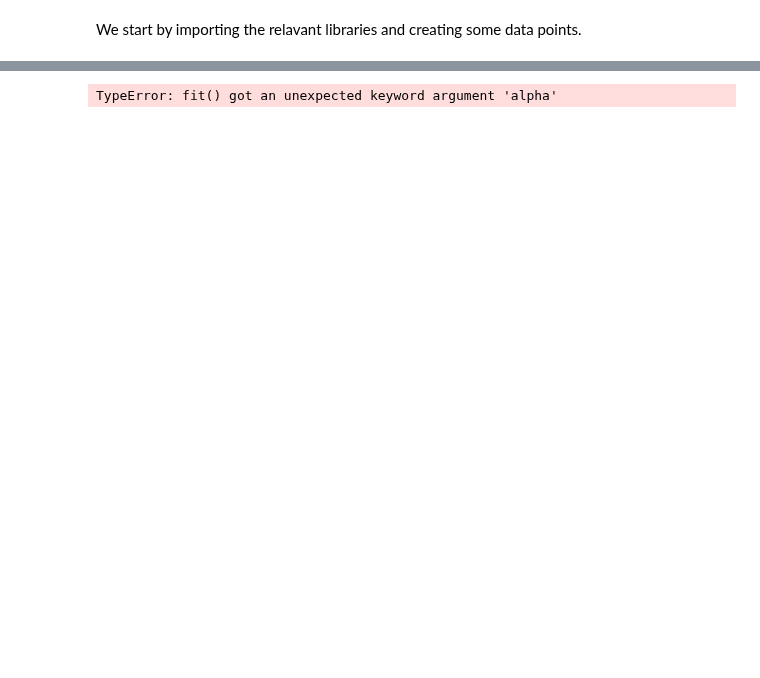
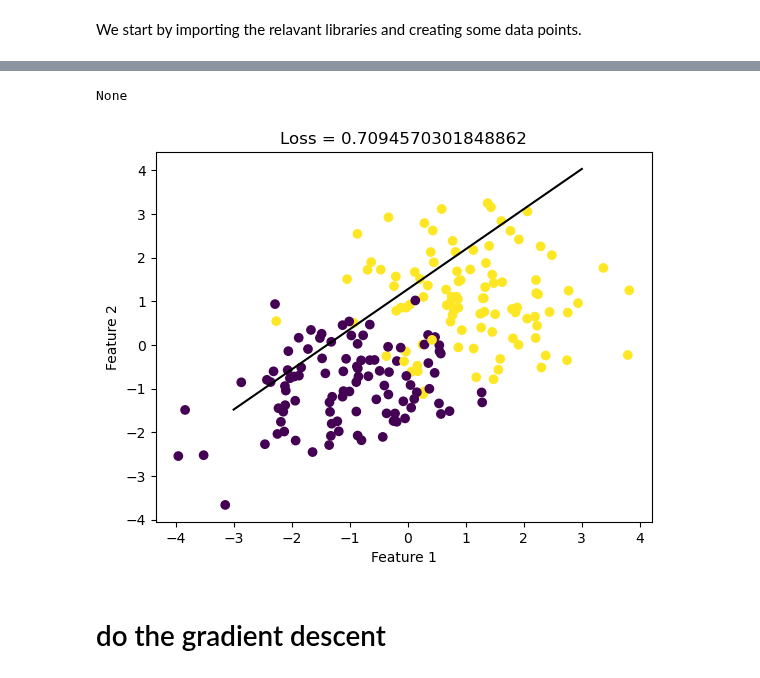
Before and after one commit to Xianzhiwang1/CS0451-page-site, a Jupyter notebook: posts/my-blog-post-02-gradient-descent/index.ipynb, the cells around one changed output, grey strips where cells are left out. Drawn from its saved outputs; the diff is of its cells as text; code cells hidden in the pictures; blank space fills up the shorter version.

```diff
--- a/posts/my-blog-post-02-gradient-descent/index.ipynb
+++ b/posts/my-blog-post-02-gradient-descent/index.ipynb
@@ -43,25 +45,33 @@ ylab = plt.ylabel("Feature 2")
 # %%
 # fit the model
 from solutions_logistic import LogisticRegression # your source code
+import solutions_logistic as logis
 LR = LogisticRegression()
-LR.fit(X, y, alpha = 0.1, max_epochs = 1000)
-
-# inspect the fitted value of w
-LR.w
+X_ = LR.pad(X)
+LR.fit(X_, y, alpha = 0.1, max_epochs = 1000)
-# %% [output]
-TypeError: fit() got an unexpected keyword argument 'alpha'
+# %%
+# inspect the fitted value of w
+print(LR.w_)
+# %% [output]
+None
 # %%
 np.random.seed(123)
 
 # pick a random weight vector and calculate the loss
 w = .5 - np.random.rand(p_features)
-loss = empirical_risk(X_, y, logistic_loss, w)
 
-fig = plt.scatter(X[:,0], X[:,1], c = y)
+
+loss = logis.empirical_risk(X_, y, logis.logistic_loss, w)
+
+fig = plt.scatter(X_[:,0], X_[:,1], c = y)
 xlab = plt.xlabel("Feature 1")
 ylab = plt.ylabel("Feature 2")
 
 f1 = np.linspace(-3, 3, 101)
 
 p = plt.plot(f1, (w[2] - f1*w[0])/w[1], color = "black")
 title = plt.gca().set_title(f"Loss = {loss}")
+# %% [output]
+[figure, added]
+# %% [markdown]
+# do the gradient descent
```
Also changed, not shown: parts of 4 cells of this notebook, 15 other files.
